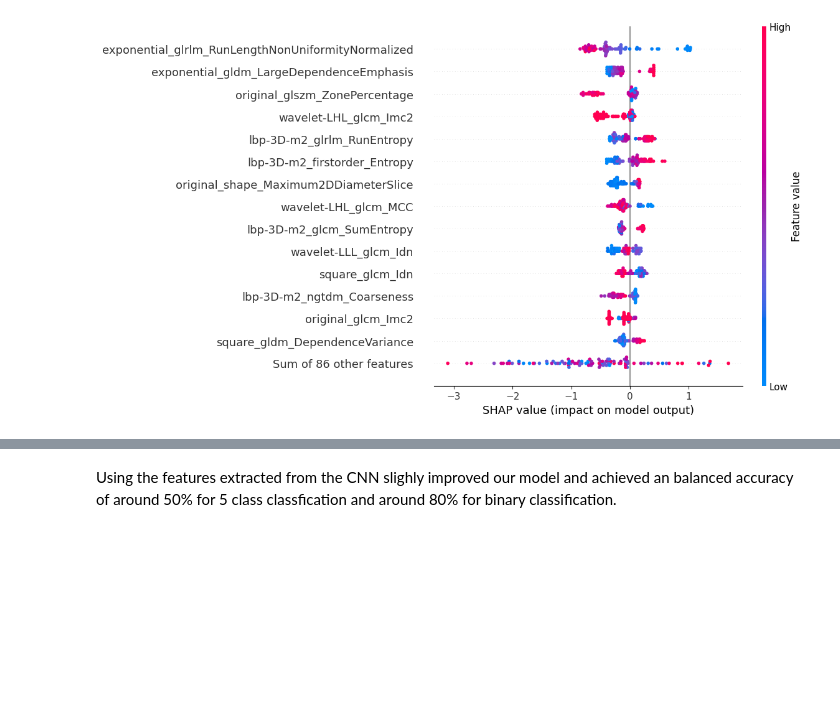
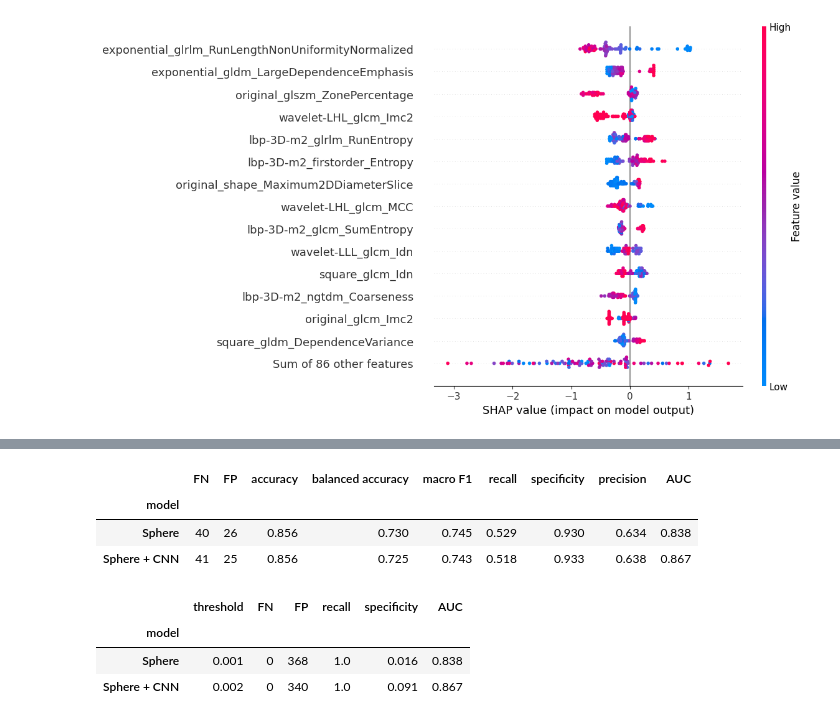
Before and after one commit to anaaaraujoo/lung-ct-classification, a Jupyter notebook: notebooks/radiomics_analysis.ipynb, the cells around one changed output, grey strips where cells are left out. Saved outputs shown, nothing was run; the diff lists cells and outputs as text; code cells hidden in the pictures; blank space fills up the shorter version.

```diff
--- a/notebooks/radiomics_analysis.ipynb
+++ b/notebooks/radiomics_analysis.ipynb
@@ -762,2 +716,70 @@ display(metrics_df)
-# %% [markdown]
-Using the features extracted from the CNN slighly improved our model and achieved an balanced accuracy of around 50% for 5 class classfication and around 80% for binary classification.
+# %%
+from sklearn.metrics import f1_score, roc_auc_score
+from src.binary_evaluation import binary_metrics
+
+binary_runs = {
+    "Sphere": "cnn_sphere_only_binary",
+    "Sphere + CNN": "cnn_hybrid_binary",
+}
+
+binary_predictions = {}
+rows, shared = [], None
+for name, run in binary_runs.items():
+    predictions = pd.read_csv(ROOT / "models" / run / "validation_predictions.csv")
+    predictions = predictions.set_index(["LNDbID", "FindingID"]).sort_index()
+    cohort = predictions[["fold", "target_binary_mean"]]
+    assert len(cohort) == 459 and cohort.index.is_unique
+    assert cohort["target_binary_mean"].sum() == 85
+
+    if shared is None:
+        shared = cohort
+    else:
+        pd.testing.assert_frame_equal(shared, cohort)
+
+    binary_predictions[name] = predictions
+    result = binary_metrics(cohort["target_binary_mean"], predictions["prediction"])
+    rows.append({
+        "model": name,
+        "FN": result["FN"],
+        "FP": result["FP"],
+        "accuracy": result["accuracy"],
+        "balanced accuracy": result["balanced_accuracy"],
+        "macro F1": f1_score(
+            cohort["target_binary_mean"], predictions["prediction"], average="macro"
+        ),
+        "recall": result["sensitivity"],
+        "specificity": result["specificity"],
+        "precision": result["precision"],
+        "AUC": roc_auc_score(cohort["target_binary_mean"], predictions["proba_1"]),
+    })
+
+display(pd.DataFrame(rows).set_index("model").round(3))
+# %% [output]
+|  | FN | FP | accuracy | balanced accuracy | macro F1 | recall | specificity | precision | AUC |
+| model |  |  |  |  |  |  |  |  |  |
+| Sphere | 40 | 26 | 0.856 | 0.730 | 0.745 | 0.529 | 0.930 | 0.634 | 0.838 |
+| Sphere + CNN | 41 | 25 | 0.856 | 0.725 | 0.743 | 0.518 | 0.933 | 0.638 | 0.867 |
+# %%
+from src.binary_evaluation import zero_fn_summary
+
+rows = []
+for name, predictions in binary_predictions.items():
+    point = zero_fn_summary(
+        predictions["target_binary_mean"], predictions["proba_1"]
+    )
+    rows.append({
+        "model": name,
+        "threshold": point["threshold"],
+        "FN": point["FN"],
+        "FP": point["FP"],
+        "recall": point["sensitivity"],
+        "specificity": point["specificity"],
+        "AUC": point["AUC"],
+    })
+
+display(pd.DataFrame(rows).set_index("model").round(3))
+# %% [output]
+|  | threshold | FN | FP | recall | specificity | AUC |
+| model |  |  |  |  |  |  |
+| Sphere | 0.001 | 0 | 368 | 1.0 | 0.016 | 0.838 |
+| Sphere + CNN | 0.002 | 0 | 340 | 1.0 | 0.091 | 0.867 |
```
Also changed, not shown: parts of 7 cells of this notebook, 12 other files.
